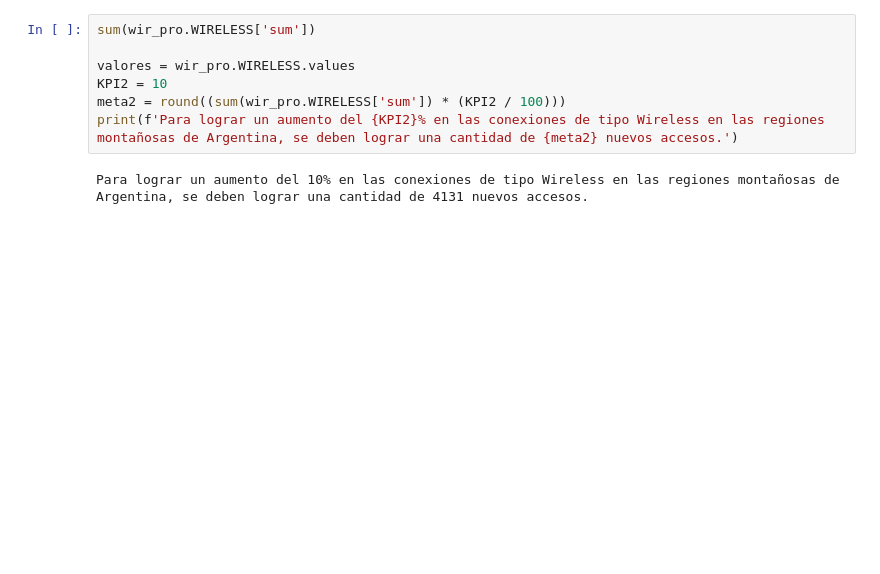
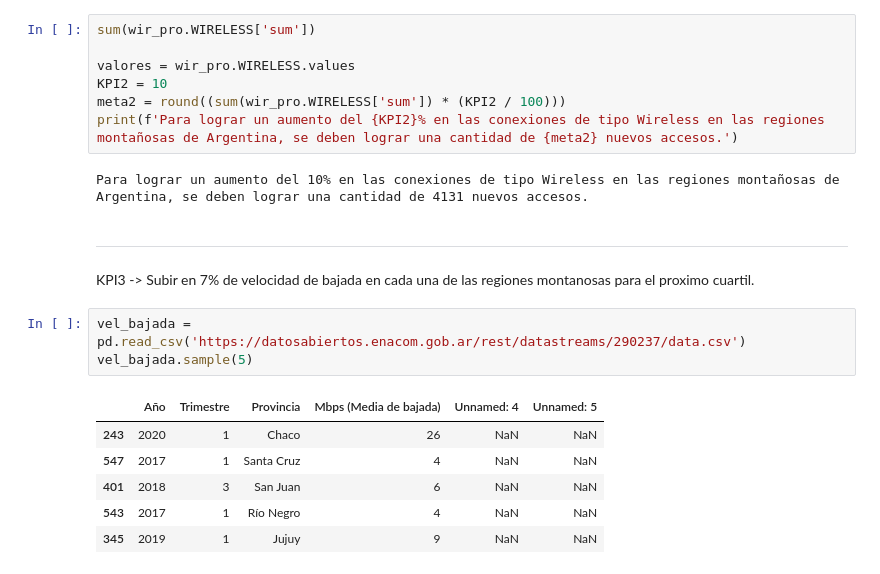
Before and after one commit to Mezgo/EDA-dashboard-telcom, a Jupyter notebook: EDA.ipynb, the cells around one changed output. Saved outputs shown, nothing was run; the diff lists cells and outputs as text; blank space fills up the shorter version.

```diff
--- a/EDA.ipynb
+++ b/EDA.ipynb
@@ -231,3 +228,17 @@ meta2 = round((sum(wir_pro.WIRELESS['sum']) * (KPI2 / 100)))
 print(f'Para lograr un aumento del {KPI2}% en las conexiones de tipo Wireless en las regiones montañosas de Argentina, se deben lograr una cantidad de {meta2} nuevos accesos.')
 # %% [output]
 Para lograr un aumento del 10% en las conexiones de tipo Wireless en las regiones montañosas de Argentina, se deben lograr una cantidad de 4131 nuevos accesos.
+# %% [markdown]
+---
+
+KPI3 -> Subir en 7% de velocidad de bajada en cada una de las regiones montanosas para el proximo cuartil.
+# %%
+vel_bajada = pd.read_csv('https://datosabiertos.enacom.gob.ar/rest/datastreams/290237/data.csv')
+vel_bajada.sample(5)
+# %% [output]
+|  | Año | Trimestre | Provincia | Mbps (Media de bajada) | Unnamed: 4 | Unnamed: 5 |
+| 243 | 2020 | 1 | Chaco | 26 | NaN | NaN |
+| 547 | 2017 | 1 | Santa Cruz | 4 | NaN | NaN |
+| 401 | 2018 | 3 | San Juan | 6 | NaN | NaN |
+| 543 | 2017 | 1 | Río Negro | 4 | NaN | NaN |
+| 345 | 2019 | 1 | Jujuy | 9 | NaN | NaN |
```
Also changed, not shown: parts of 11 cells of this notebook.
